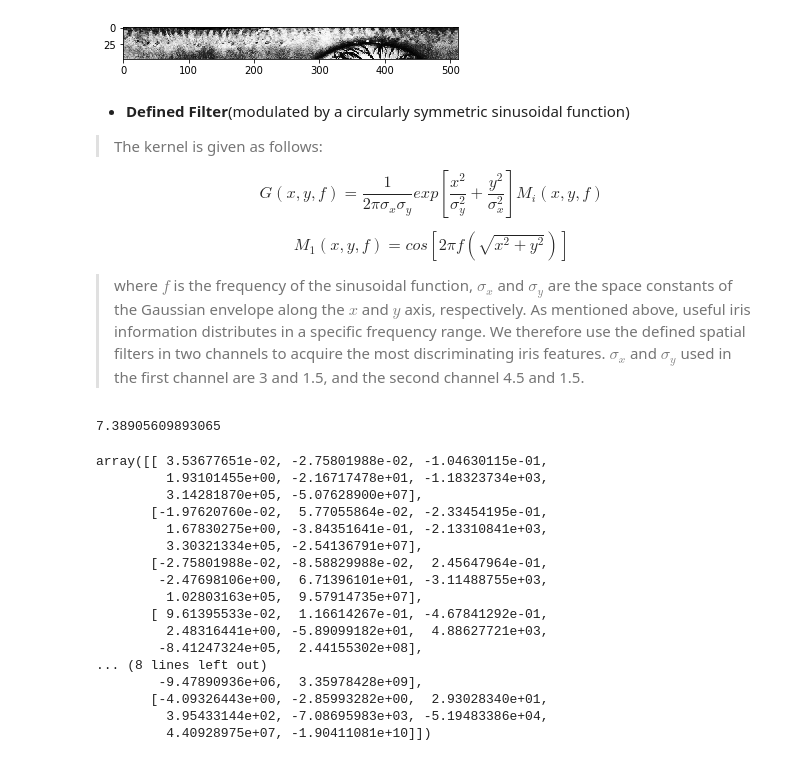
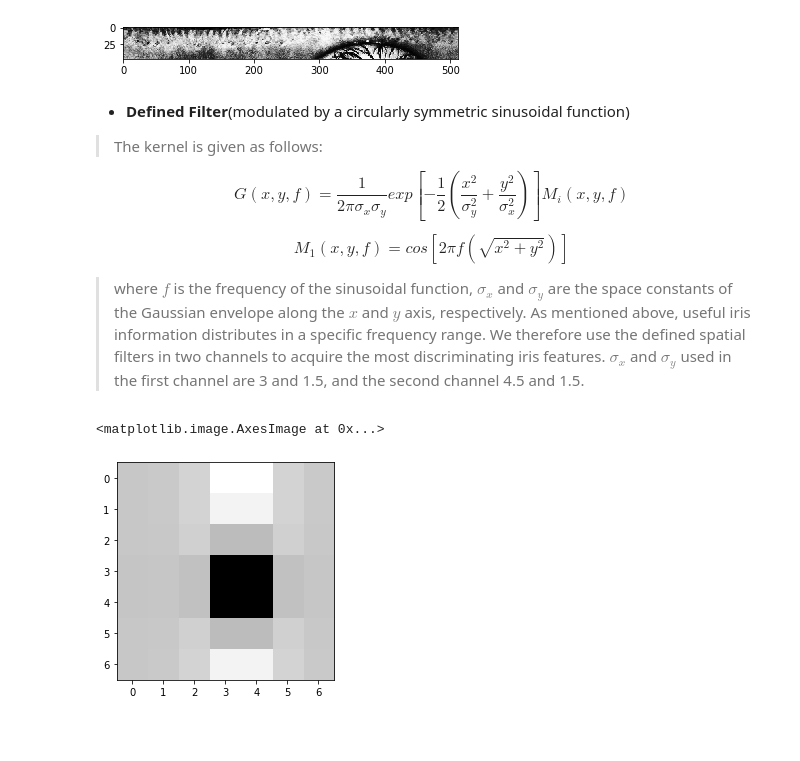
Before and after one commit to Yifei-alma-xu/Iris-Rrecognition, a Jupyter notebook: Iris_Recognition_yifei.ipynb, the cells around one changed output. Saved outputs shown, nothing was run; the diff lists cells and outputs as text; code cells hidden in the pictures; blank space fills up the shorter version.

```diff
--- a/Iris_Recognition_yifei.ipynb
+++ b/Iris_Recognition_yifei.ipynb
@@ -238,7 +238,7 @@ plt.imshow(rect_roi, cmap = 'gray');
 > The kernel is given as follows:
 
 $$
-G(x,y,f) = \frac{1}{2\pi \sigma_x \sigma_y}exp[\frac{x^2}{\sigma^2_y}+\frac{y^2}{\sigma^2_x}]M_i(x,y,f)
+G(x,y,f) = \frac{1}{2\pi \sigma_x \sigma_y}exp[-\frac{1}{2} (\frac{x^2}{\sigma^2_y}+\frac{y^2}{\sigma^2_x})]M_i(x,y,f)
 $$
 
 $$
@@ -246,36 +246,19 @@ M_1(x,y,f)=cos[2\pi f(\sqrt{x^2+y^2})]
 $$
 
 > where $f$ is the frequency of the sinusoidal function, $\sigma_x$ and $\sigma_y$ are the space constants of the Gaussian envelope along the $x$ and $y$ axis, respectively. As mentioned above, useful iris information distributes in a specific frequency range. We therefore use the defined spatial filters in two channels to acquire the most discriminating iris features. $\sigma_x$ and $\sigma_y$ used in the first channel are 3 and 1.5, and the second channel 4.5 and 1.5.
-# %%
-np.exp(2)
-# %% [output]
-7.38905609893065
 # %%
-def defined_filter(sigma_x, sigma_y, k):
-    f = 1/sigma_y
-    filt = np.zeros((k,k))
-    for x in range(k):
-        for y in range(k):
+def defined_filter(sigma_x, sigma_y, size, f):
+    filt = np.zeros((size,size))
+    # size should be an odd number
+    k = int((size-1)/2)
+    for x in range(-k,k+1,1):
+        for y in range(-k,k+1,1):
             M1 = np.cos(2*np.pi*f*np.sqrt(x**2+y**2))
             G = (1/(2*np.pi*sigma_x*sigma_y))*np.exp(x**2/sigma_x**2+y**2/sigma_y**2)*M1
             filt[x,y] = G
     return filt
-defined_filter(3, 1.5, 8)
+filt = defined_filter(3, 1.5, 7, 0.07)
+plt.imshow(filt, cmap = 'gray')
 # %% [output]
-array([[ 3.53677651e-02, -2.75801988e-02, -1.04630115e-01,
-         1.93101455e+00, -2.16717478e+01, -1.18323734e+03,
-         3.14281870e+05, -5.07628900e+07],
-       [-1.97620760e-02,  5.77055864e-02, -2.33454195e-01,
-         1.67830275e+00, -3.84351641e-01, -2.13310841e+03,
-         3.30321334e+05, -2.54136791e+07],
-       [-2.75801988e-02, -8.58829988e-02,  2.45647964e-01,
-        -2.47698106e+00,  6.71396101e+01, -3.11488755e+03,
-         1.02803163e+05,  9.57914735e+07],
-       [ 9.61395533e-02,  1.16614267e-01, -4.67841292e-01,
-         2.48316441e+00, -5.89099182e+01,  4.88627721e+03,
-        -8.41247324e+05,  2.44155302e+08],
-... (8 lines left out)
-        -9.47890936e+06,  3.35978428e+09],
-       [-4.09326443e+00, -2.85993282e+00,  2.93028340e+01,
-         3.95433144e+02, -7.08695983e+03, -5.19483386e+04,
-         4.40928975e+07, -1.90411081e+10]])
+<matplotlib.image.AxesImage at 0x...>
+[figure, added]
```
Also changed, not shown: parts of 3 cells of this notebook.
